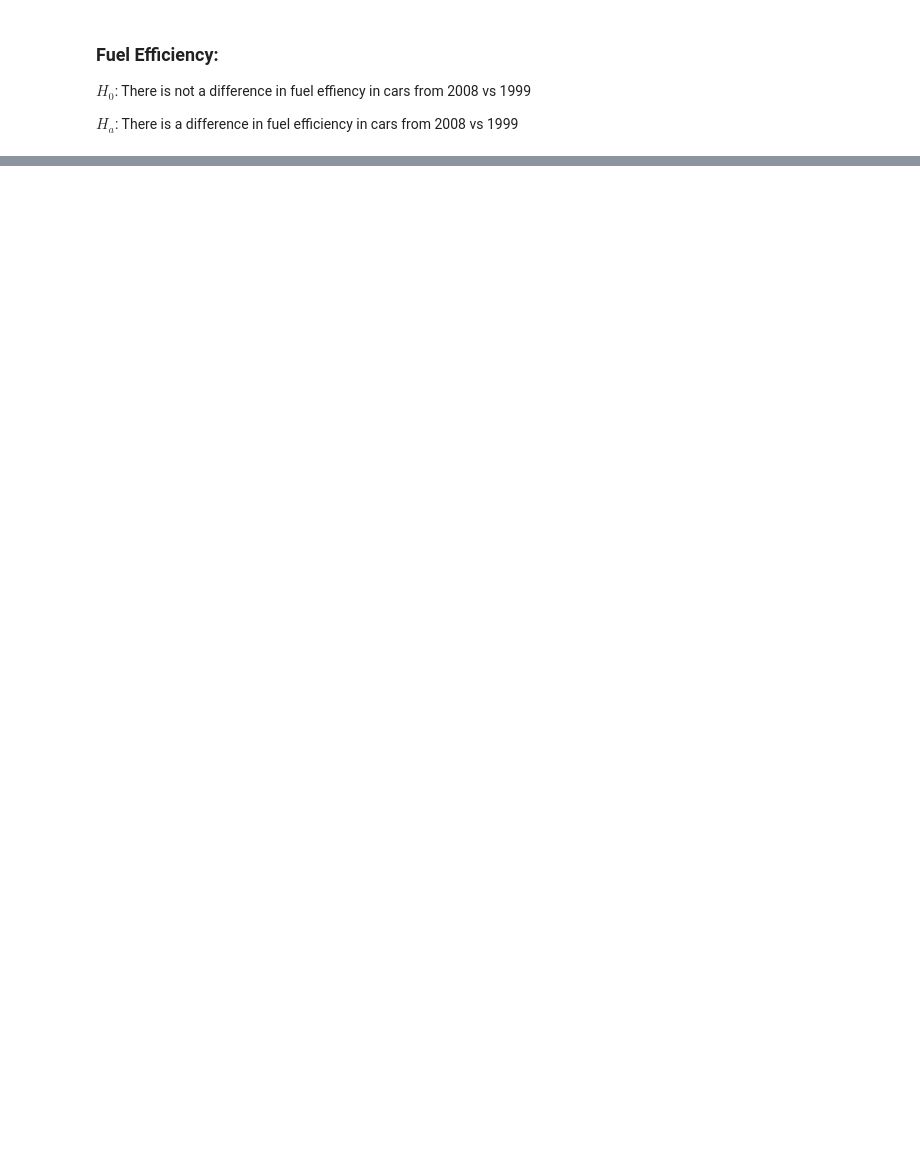
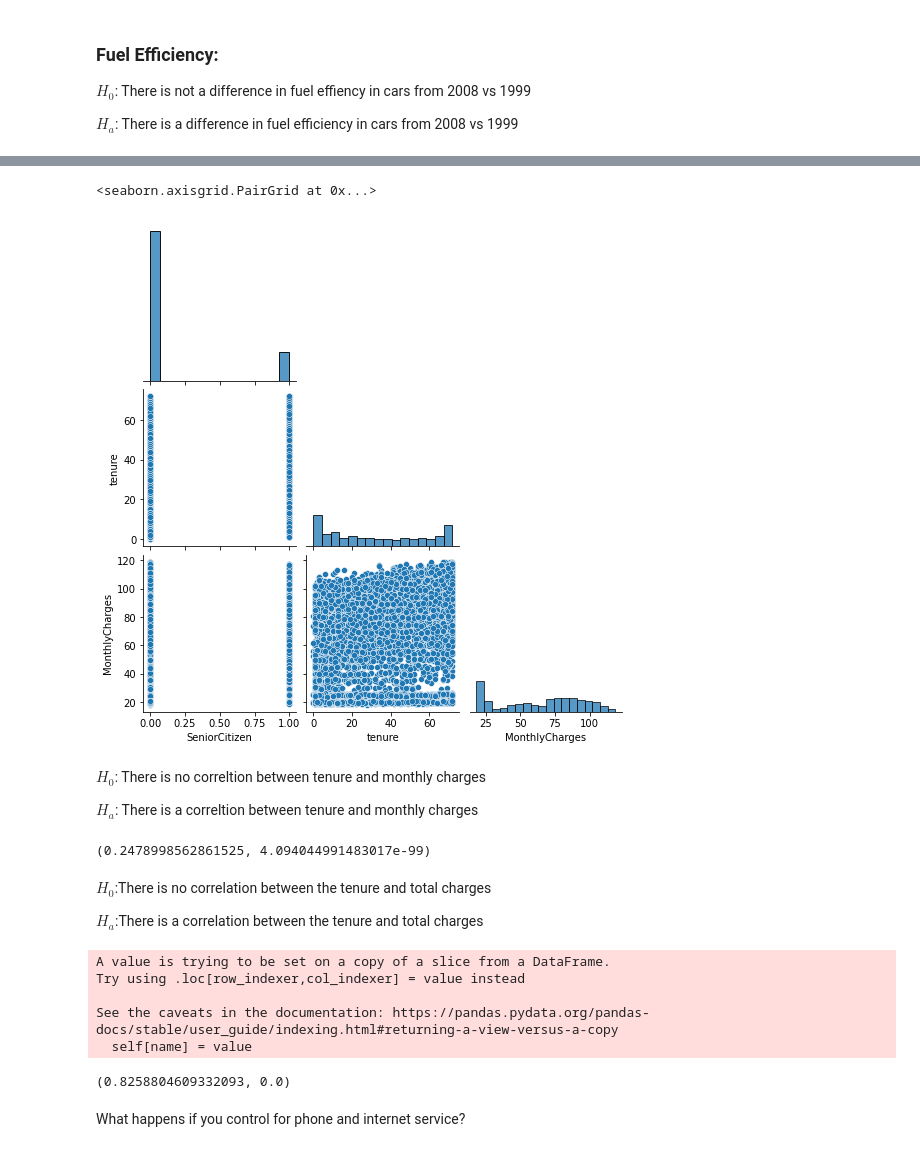
Before and after one commit to wheelerjoshua/statistics-exercises, a Jupyter notebook: hypothesis-testing.ipynb, the cells around one changed output, grey strips where cells are left out. Saved outputs shown, nothing was run; the diff lists cells and outputs as text; code cells hidden in the pictures; blank space fills up the shorter version.

```diff
--- a/hypothesis-testing.ipynb
+++ b/hypothesis-testing.ipynb
@@ -139,0 +190,3 @@ else:
+# %%
+telco_churn = pd.read_csv('telco_churn.csv')
+telco_churn.head()
@@ -139,0 +201,41 @@ else:
+# %%
+sns.pairplot(telco_churn, corner = True)
+# %% [output]
+<seaborn.axisgrid.PairGrid at 0x...>
+[figure, added]
+# %% [markdown]
+$H_{0}$: There is no correltion between tenure and monthly charges
+
+$H_{a}$: There is a correltion between tenure and monthly charges
+# %%
+x = telco_churn.tenure
+y = telco_churn.MonthlyCharges
+
+corr, p = stats.pearsonr(x,y)
+corr, p
+# %% [output]
+(0.2478998562861525, 4.094044991483017e-99)
+# %% [markdown]
+$H_{0}$:There is no correlation between the tenure and total charges
+
+$H_{a}$:There is a correlation between the tenure and total charges
+# %%
+telco_churn.TotalCharges = telco_churn.TotalCharges.str.strip()
+telco_churn = telco_churn[telco_churn.TotalCharges != ""]
+telco_churn.TotalCharges = telco_churn.TotalCharges.astype(float)
+# %% [output]
+A value is trying to be set on a copy of a slice from a DataFrame.
+Try using .loc[row_indexer,col_indexer] = value instead
+
+See the caveats in the documentation: https://pandas.pydata.org/pandas-docs/stable/user_guide/indexing.html#returning-a-view-versus-a-copy
+  self[name] = value
+# %%
+x = telco_churn.tenure
+y = telco_churn.TotalCharges
+
+corr, p = stats.pearsonr(x,y)
+corr, p
+# %% [output]
+(0.8258804609332093, 0.0)
+# %% [markdown]
+What happens if you control for phone and internet service?
```
Also changed, not shown: parts of 24 cells of this notebook.
